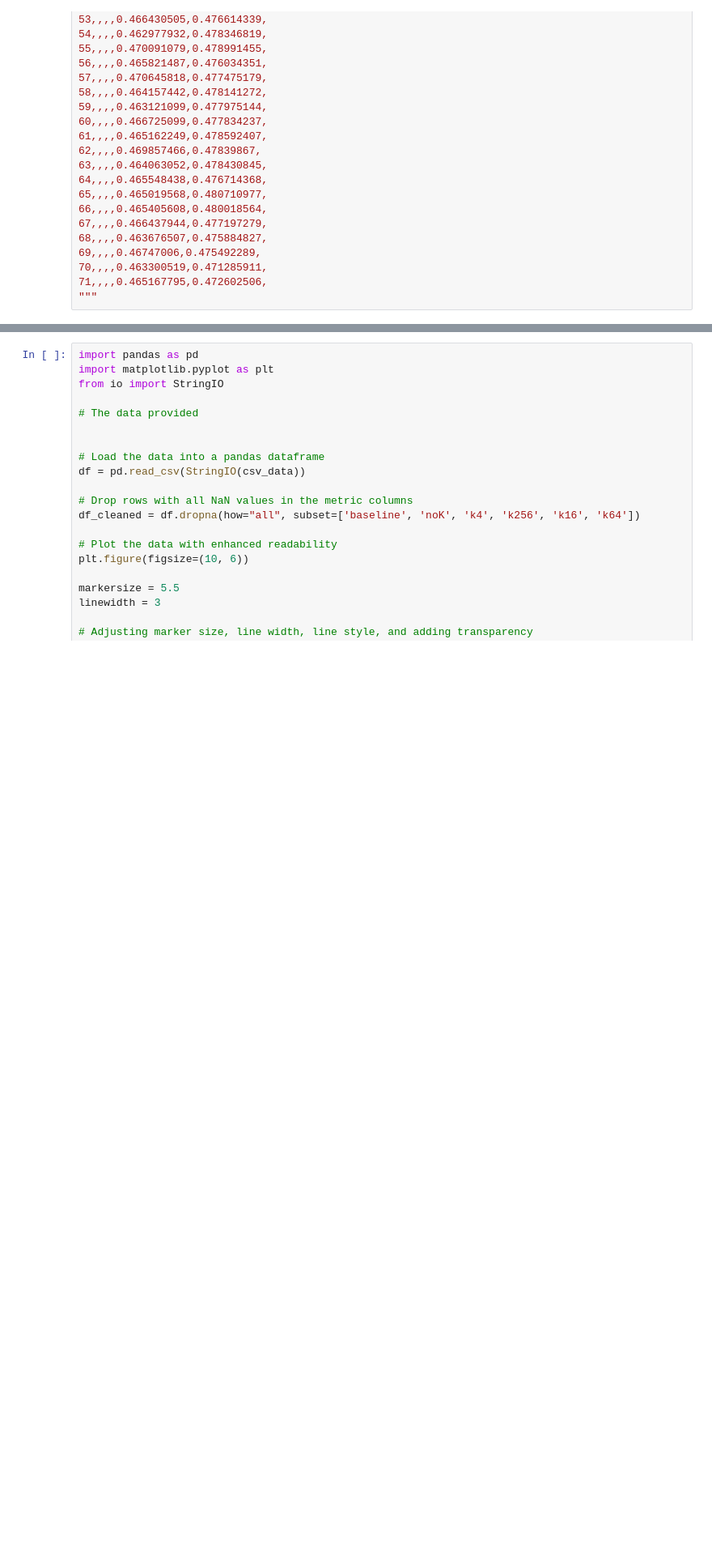
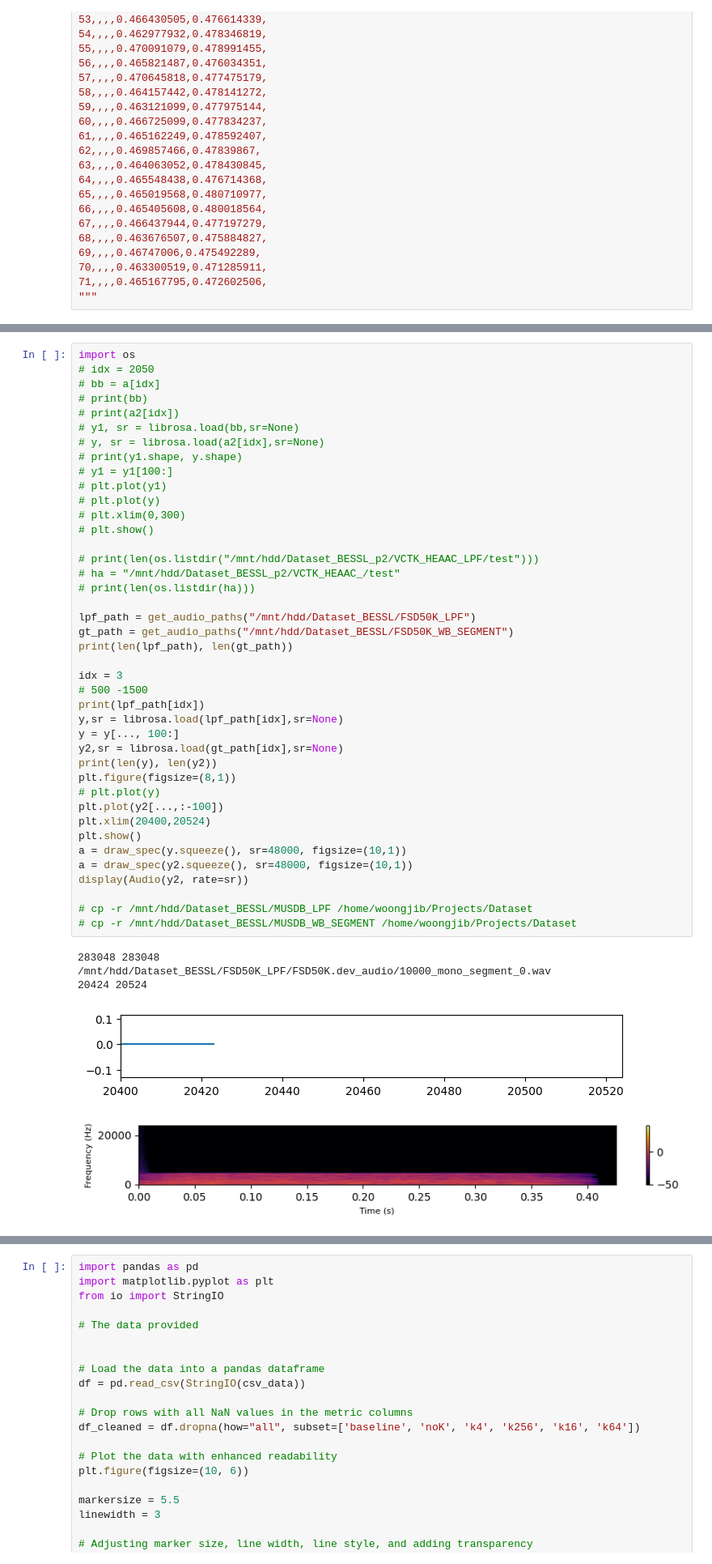
Before and after one commit to woongzip1/BESSL__, a Jupyter notebook: draw_losscurve.ipynb, the cells around one changed output, grey strips where cells are left out. Shown at 81% size. Drawn from its saved outputs; the diff is of its cells as text; blank space fills up the shorter version.

```diff
--- a/draw_losscurve.ipynb
+++ b/draw_losscurve.ipynb
@@ -75,0 +170,47 @@ Step,baseline,noK,k4,k256,k16,k64
+# %%
+import os
+# idx = 2050
+# bb = a[idx]
+# print(bb)
+# print(a2[idx])
+# y1, sr = librosa.load(bb,sr=None)
+# y, sr = librosa.load(a2[idx],sr=None)
+# print(y1.shape, y.shape)
+# y1 = y1[100:]
+# plt.plot(y1)
+# plt.plot(y)
+# plt.xlim(0,300)
+# plt.show()
+
+# print(len(os.listdir("/mnt/hdd/Dataset_BESSL_p2/VCTK_HEAAC_LPF/test")))
+# ha = "/mnt/hdd/Dataset_BESSL_p2/VCTK_HEAAC_/test"
+# print(len(os.listdir(ha)))
+
+lpf_path = get_audio_paths("/mnt/hdd/Dataset_BESSL/FSD50K_LPF")
+gt_path = get_audio_paths("/mnt/hdd/Dataset_BESSL/FSD50K_WB_SEGMENT")
+print(len(lpf_path), len(gt_path))
+
+idx = 3
+# 500 -1500
+print(lpf_path[idx])
+y,sr = librosa.load(lpf_path[idx],sr=None)
+y = y[..., 100:]
+y2,sr = librosa.load(gt_path[idx],sr=None)
+print(len(y), len(y2))
+plt.figure(figsize=(8,1))
+# plt.plot(y)
+plt.plot(y2[...,:-100])
+plt.xlim(20400,20524)
+plt.show()
+a = draw_spec(y.squeeze(), sr=48000, figsize=(10,1))
+a = draw_spec(y2.squeeze(), sr=48000, figsize=(10,1))
+display(Audio(y2, rate=sr))
+
+# cp -r /mnt/hdd/Dataset_BESSL/MUSDB_LPF /home/woongjib/Projects/Dataset
+# cp -r /mnt/hdd/Dataset_BESSL/MUSDB_WB_SEGMENT /home/woongjib/Projects/Dataset
+# %% [output]
+283048 283048
+/mnt/hdd/Dataset_BESSL/FSD50K_LPF/FSD50K.dev_audio/10000_mono_segment_0.wav
+20424 20524
+[figure, added]
+[figure, added]
```
Also changed, not shown: parts of 5 cells of this notebook, 7 other files.
